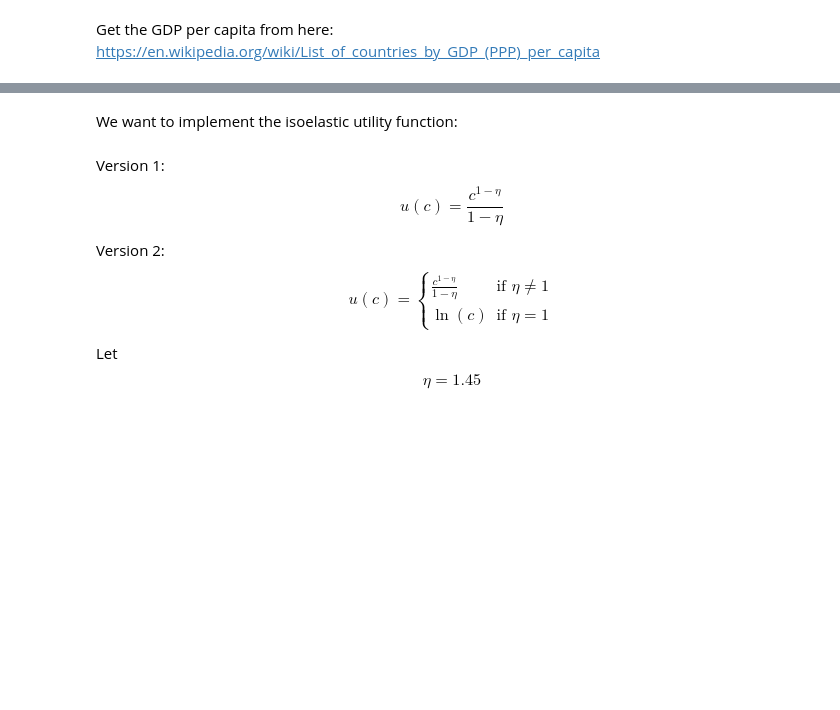
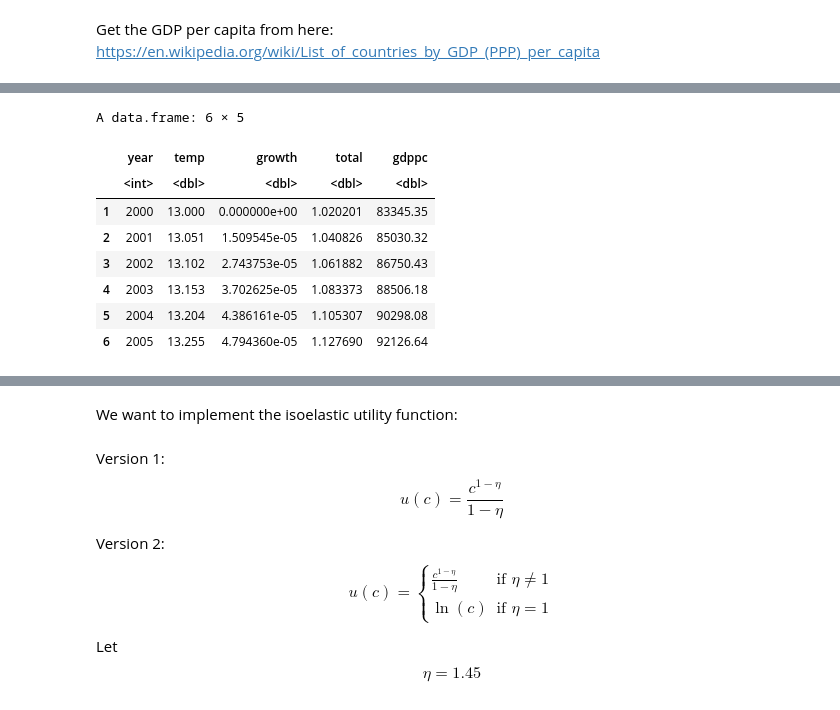
Before and after one commit to jrising/ccecon2025, a Jupyter notebook: Week 3 - Growth Damages.ipynb, the cells around one changed output, grey strips where cells are left out. Cells and saved outputs as stored; diff of their text form; code cells hidden in the pictures; blank space fills up the shorter version.

```diff
--- a/Week 3 - Growth Damages.ipynb
+++ b/Week 3 - Growth Damages.ipynb
@@ -64,3 +150,15 @@ for (ii in 1:1000) {
     mc$gdppc = mc$total * gdppc0
     allmc = rbind(allmc, mc)
 }
+# %%
+head(allmc)
+# %% [output]
+A data.frame: 6 × 5
+|  | year | temp | growth | total | gdppc |
+|  | <int> | <dbl> | <dbl> | <dbl> | <dbl> |
+| 1 | 2000 | 13.000 | 0.000000e+00 | 1.020201 | 83345.35 |
+| 2 | 2001 | 13.051 | 1.509545e-05 | 1.040826 | 85030.32 |
+| 3 | 2002 | 13.102 | 2.743753e-05 | 1.061882 | 86750.43 |
+| 4 | 2003 | 13.153 | 3.702625e-05 | 1.083373 | 88506.18 |
+| 5 | 2004 | 13.204 | 4.386161e-05 | 1.105307 | 90298.08 |
+| 6 | 2005 | 13.255 | 4.794360e-05 | 1.127690 | 92126.64 |
```
Also changed, not shown: parts of 30 cells of this notebook, 2 other files.
